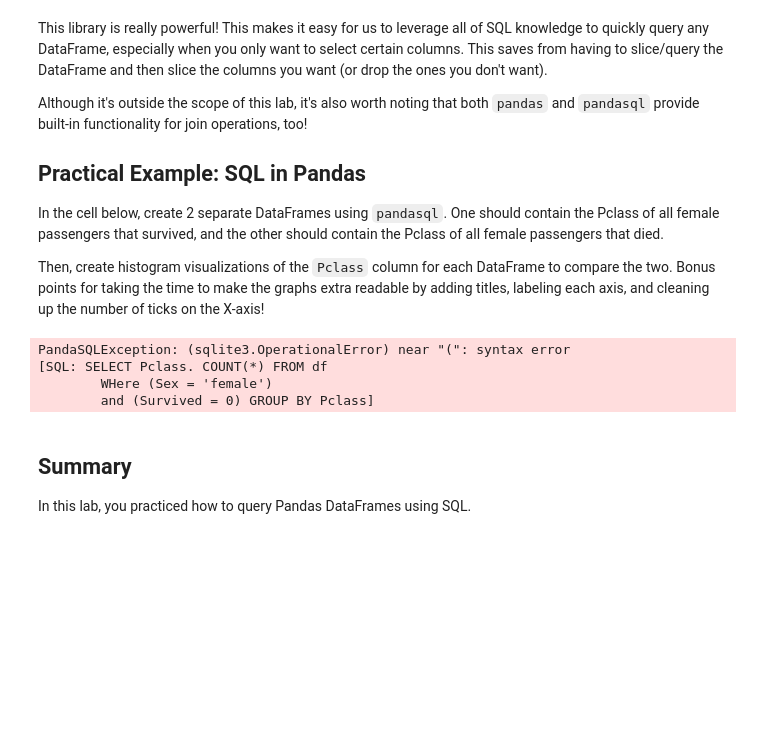
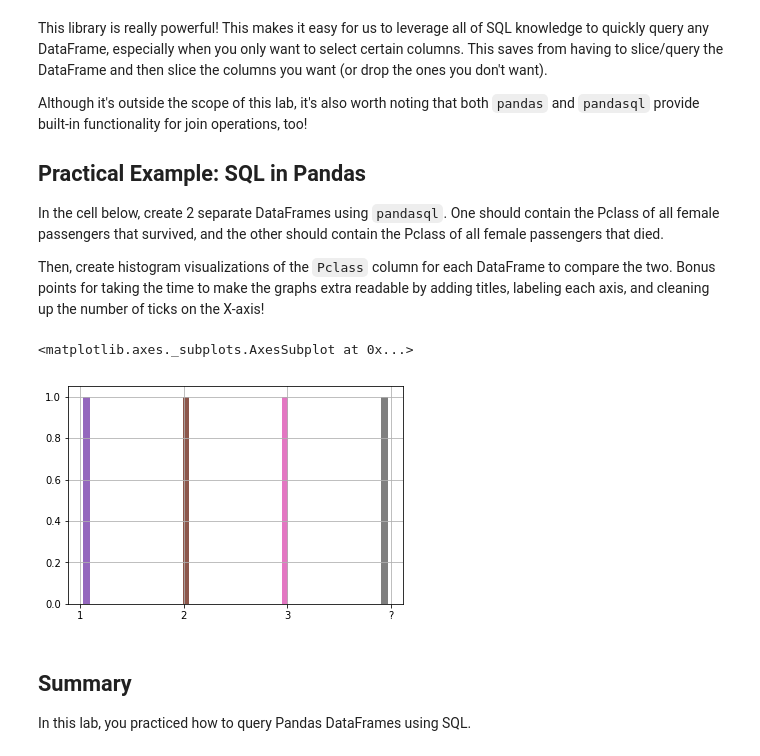
Before and after one commit to mzhou356/dsc-using-sql-with-pandas-lab-dc-ds-060319, a Jupyter notebook: index.ipynb, the cells around one changed output. Cells and saved outputs as stored; diff of their text form; code cells hidden in the pictures; blank space fills up the shorter version.

```diff
--- a/index.ipynb
+++ b/index.ipynb
@@ -328,23 +328,23 @@ Then, create histogram visualizations of the `Pclass` column for each DataFrame
 # %%
 # Write your queries in these variables to keep your code well-formatted and readable
 q3 = """SELECT Pclass, COUNT(*) FROM df
         WHERE (Sex = 'female')
-        and (Survived = 1) GROUP BY Pclass"""
-q4 = """SELECT Pclass. COUNT(*) FROM df
+        and (Survived = 1)
+        GROUP BY Pclass"""
+q4 = """SELECT Pclass, COUNT(*) FROM df
         WHere (Sex = 'female')
-        and (Survived = 0) GROUP BY Pclass"""
+        and (Survived = 0)
+        GROUP BY Pclass"""
 
 survived_females_by_pclass_df = pysqldf(q3)
 died_females_by_pclass_df = pysqldf(q4)
 
 # Create and label the histograms for each below!
 survived_females_by_pclass_df.Pclass.hist()
 died_females_by_pclass_df.Pclass.hist()
 # %% [output]
-PandaSQLException: (sqlite3.OperationalError) near "(": syntax error
-[SQL: SELECT Pclass. COUNT(*) FROM df
-        WHere (Sex = 'female')
-        and (Survived = 0) GROUP BY Pclass]
+<matplotlib.axes._subplots.AxesSubplot at 0x...>
+[figure, added]
 # %% [markdown]
 ## Summary
 
```
